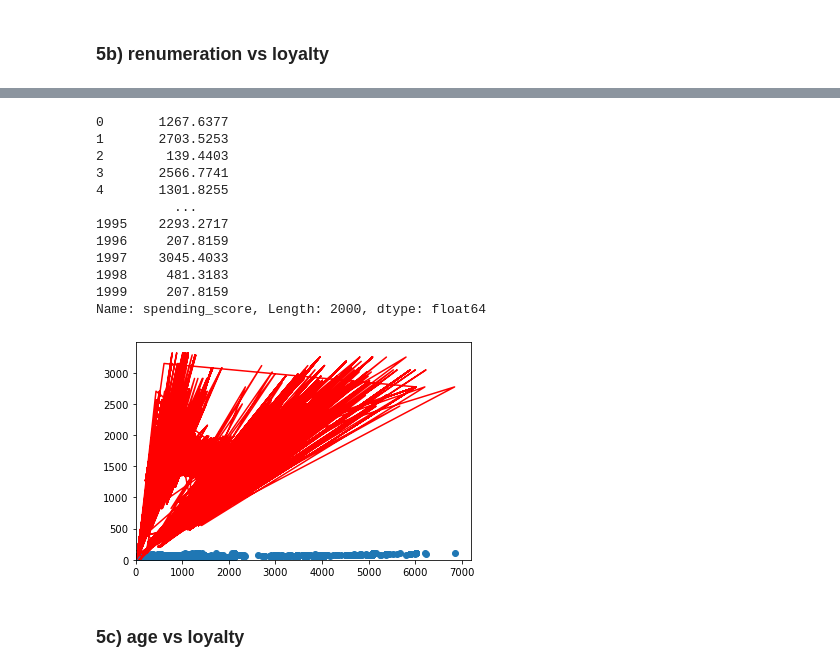
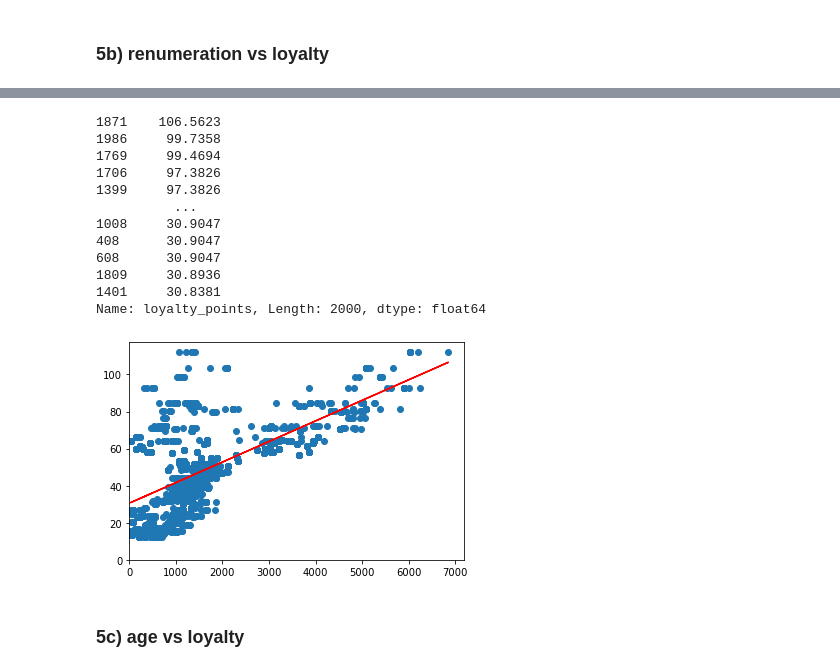
Before and after one commit to mikebenas/LSE_TurtleGames_R_Analysis, a Jupyter notebook: LSE_DA301_Assignment_Python_template.ipynb, the cells around one changed output, grey strips where cells are left out. Drawn from its saved outputs; the diff is of its cells as text; code cells hidden in the pictures.

```diff
--- a/LSE_DA301_Assignment_Python_template.ipynb
+++ b/LSE_DA301_Assignment_Python_template.ipynb
@@ -326,37 +347,37 @@ Predicted values:  [ 354.82374068  354.82374068  382.85775758 ... 3102.15739671
 # %%
-# Set the X coefficient to 34.1878 and the constant to -65.6865 generate the regression table.
-y_pred2 = (-65.6865) + 34.1878 * reviews['spending_score']
+# Set the X coefficient to 30.5605 and the constant to 0.0111 generate the regression table.
+y_pred2 = 30.5606 + 0.0111 * reviews['loyalty_points']
 
 # View the output.
-y_pred2
+y_pred2.sort_values (ascending=False)
 # %% [output]
-0       1267.6377
-1       2703.5253
-2        139.4403
-3       2566.7741
-4       1301.8255
+1871    106.5623
+1986     99.7358
+1769     99.4694
+1706     97.3826
+1399     97.3826
           ...
-1995    2293.2717
-1996     207.8159
-1997    3045.4033
-1998     481.3183
-1999     207.8159
-Name: spending_score, Length: 2000, dtype: float64
+1008     30.9047
+408      30.9047
+608      30.9047
+1809     30.8936
+1401     30.8381
+Name: loyalty_points, Length: 2000, dtype: float64
 # %%
 # Plot the data points with a scatterplot.
-plt.scatter(x2, y2)
+plt.scatter(x, y)
 
 # Plot the regression line (in black).
-plt.plot(x2, y_pred2, color='red')
+plt.plot(x, y_pred2, color='red')
 
 # Set the x and y limits on the axes.
 plt.xlim(0)
 plt.ylim(0)
 
 # View the plot.
 plt.show()
 # %% [output]
-[figure, old version]
+[figure, new version]
 # %% [markdown]
 ### 5c) age vs loyalty
 # %%
```
Also changed, not shown: parts of 9 cells of this notebook, 1 other file.
